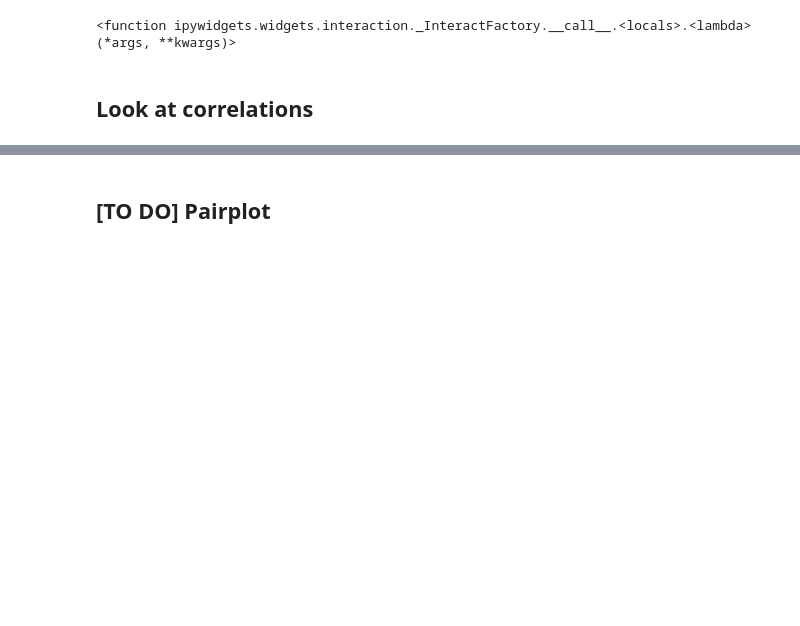
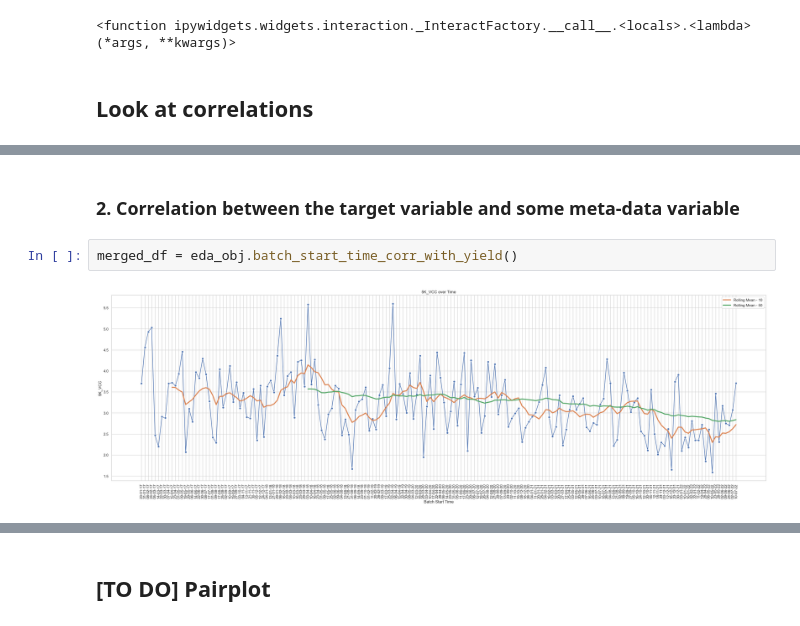
Before and after one commit to shaanchandra/multivariate_timeseries_cheatsheet, a Jupyter notebook: mv_ts_EDA.ipynb, the cells around one changed output, grey strips where cells are left out. Drawn from its saved outputs; the diff is of its cells as text; blank space fills up the shorter version.

```diff
--- a/mv_ts_EDA.ipynb
+++ b/mv_ts_EDA.ipynb
@@ -121,0 +130,6 @@ sns.heatmap(mv_ts[ts_cols].corr(), annot=True)
+# %% [markdown]
+### 2. Correlation between the target variable and some meta-data variable
+# %%
+merged_df = eda_obj.batch_start_time_corr_with_yield()
+# %% [output]
+[figure, added]
```
Also changed, not shown: parts of 7 cells of this notebook, 1 other file.
